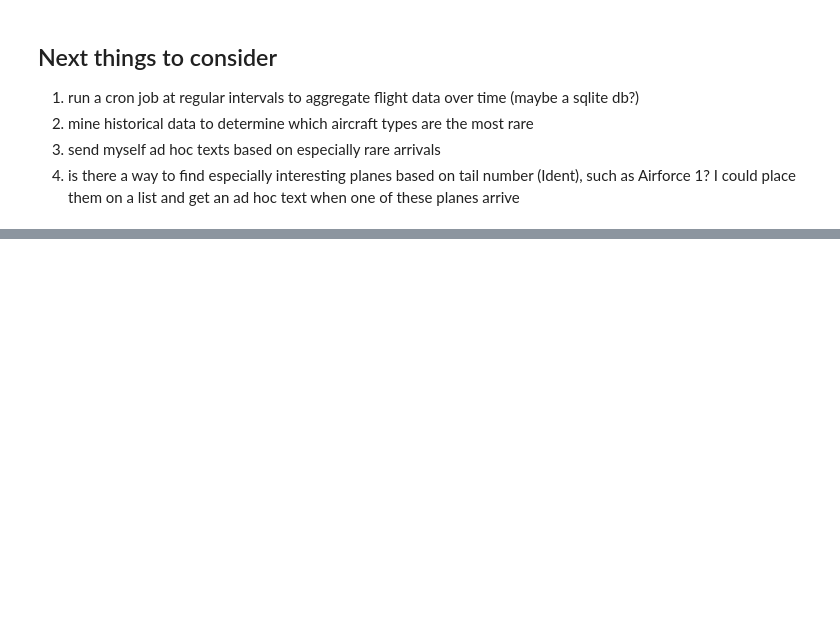
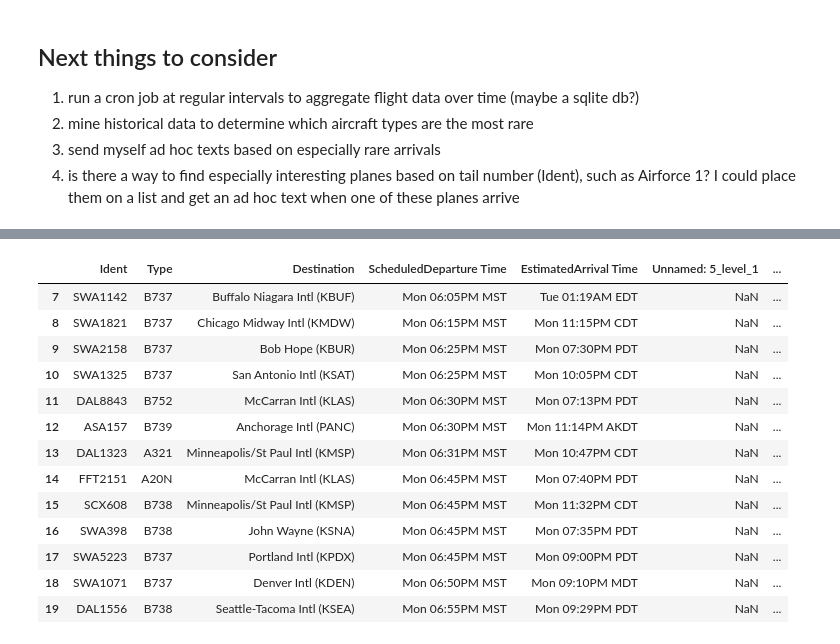
Before and after one commit to mrkjhsn/Sunset-Airplane-Notification, a Jupyter notebook: sunset_airplane_notification.ipynb, the cells around one changed output, grey strips where cells are left out. Cells and saved outputs as stored; diff of their text form; code cells hidden in the pictures; blank space fills up the shorter version.

```diff
--- a/sunset_airplane_notification.ipynb
+++ b/sunset_airplane_notification.ipynb
@@ -123,0 +128,21 @@ msg
+# %%
+# read in data from website for Sky Harbor Airport
+airport = 'KPHX'
+
+df = pd.read_html(f'https://flightaware.com/live/airport/{airport}/scheduled')[2]
+
+# remove stacked column levels
+df.columns = df.columns.droplevel()
+
+# exclude uninteresting planes
+common_planes = [
+    'B73',
+    'A32',
+    'CRJ'
+]
+
+# filter out common planes
+# and future departures
+# df = df[~df.Type.fillna('None').str.contains('|'.join(common_planes)) &
+#        (df['ScheduledDeparture Time'].str.slice(start=4, stop=11).apply(lambda x: parse(x).astimezone(pytz.timezone('US/Arizona'))) >
+#         datetime.datetime.utcnow().replace(tzinfo=pytz.utc).astimezone(pytz.timezone('US/Arizona')))]
@@ -123,0 +237,18 @@ msg
+# %%
+df[df['ScheduledDeparture Time'].str.slice(start=4, stop=11).apply(lambda x: parse(x).astimezone(pytz.timezone('US/Arizona'))) > \
+datetime.datetime.utcnow().replace(tzinfo=pytz.utc).astimezone(pytz.timezone('US/Arizona'))]
+# %% [output]
+|  | Ident | Type | Destination | ScheduledDeparture Time | EstimatedArrival Time | Unnamed: 5_level_1 | ... |
+| 7 | SWA1142 | B737 | Buffalo Niagara Intl (KBUF) | Mon 06:05PM MST | Tue 01:19AM EDT | NaN | ... |
+| 8 | SWA1821 | B737 | Chicago Midway Intl (KMDW) | Mon 06:15PM MST | Mon 11:15PM CDT | NaN | ... |
+| 9 | SWA2158 | B737 | Bob Hope (KBUR) | Mon 06:25PM MST | Mon 07:30PM PDT | NaN | ... |
+| 10 | SWA1325 | B737 | San Antonio Intl (KSAT) | Mon 06:25PM MST | Mon 10:05PM CDT | NaN | ... |
+| 11 | DAL8843 | B752 | McCarran Intl (KLAS) | Mon 06:30PM MST | Mon 07:13PM PDT | NaN | ... |
+| 12 | ASA157 | B739 | Anchorage Intl (PANC) | Mon 06:30PM MST | Mon 11:14PM AKDT | NaN | ... |
+| 13 | DAL1323 | A321 | Minneapolis/St Paul Intl (KMSP) | Mon 06:31PM MST | Mon 10:47PM CDT | NaN | ... |
+| 14 | FFT2151 | A20N | McCarran Intl (KLAS) | Mon 06:45PM MST | Mon 07:40PM PDT | NaN | ... |
+| 15 | SCX608 | B738 | Minneapolis/St Paul Intl (KMSP) | Mon 06:45PM MST | Mon 11:32PM CDT | NaN | ... |
+| 16 | SWA398 | B738 | John Wayne (KSNA) | Mon 06:45PM MST | Mon 07:35PM PDT | NaN | ... |
+| 17 | SWA5223 | B737 | Portland Intl (KPDX) | Mon 06:45PM MST | Mon 09:00PM PDT | NaN | ... |
+| 18 | SWA1071 | B737 | Denver Intl (KDEN) | Mon 06:50PM MST | Mon 09:10PM MDT | NaN | ... |
+| 19 | DAL1556 | B738 | Seattle-Tacoma Intl (KSEA) | Mon 06:55PM MST | Mon 09:29PM PDT | NaN | ... |
```
Also changed, not shown: parts of 29 cells of this notebook, 7 other files.
